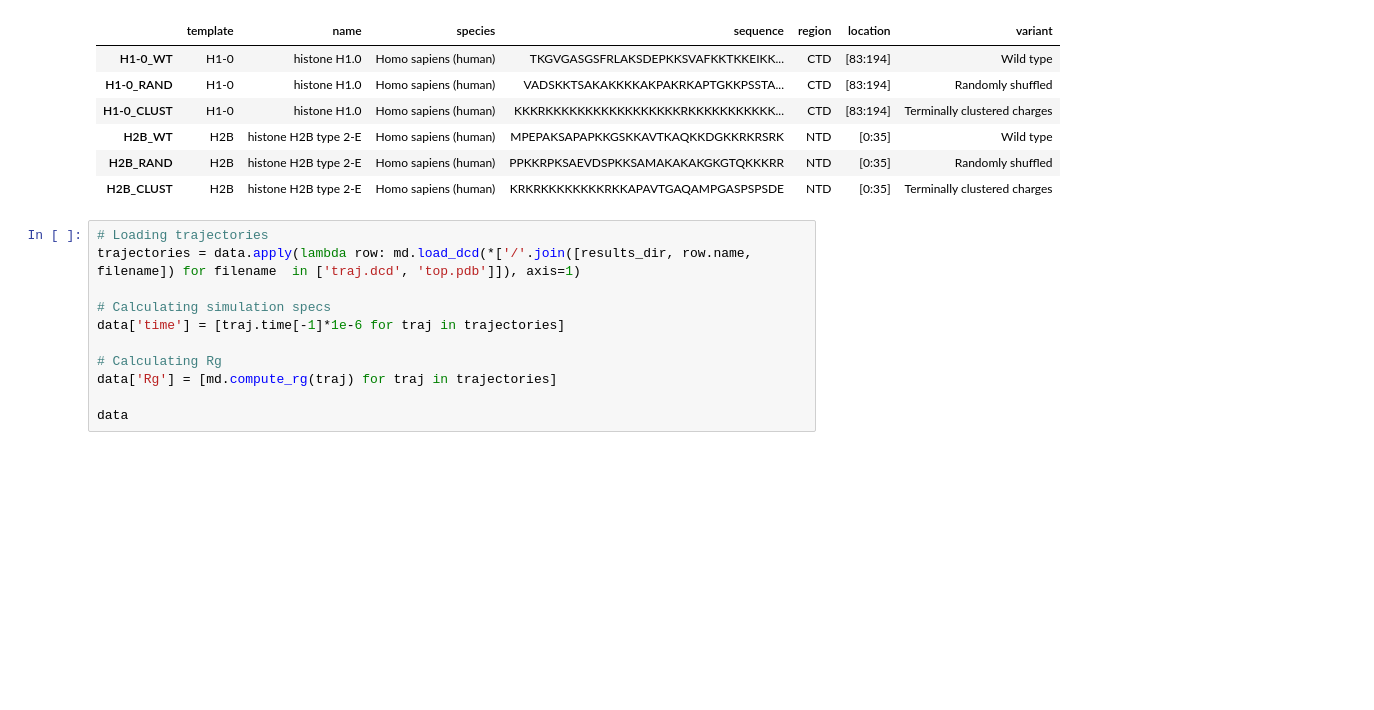
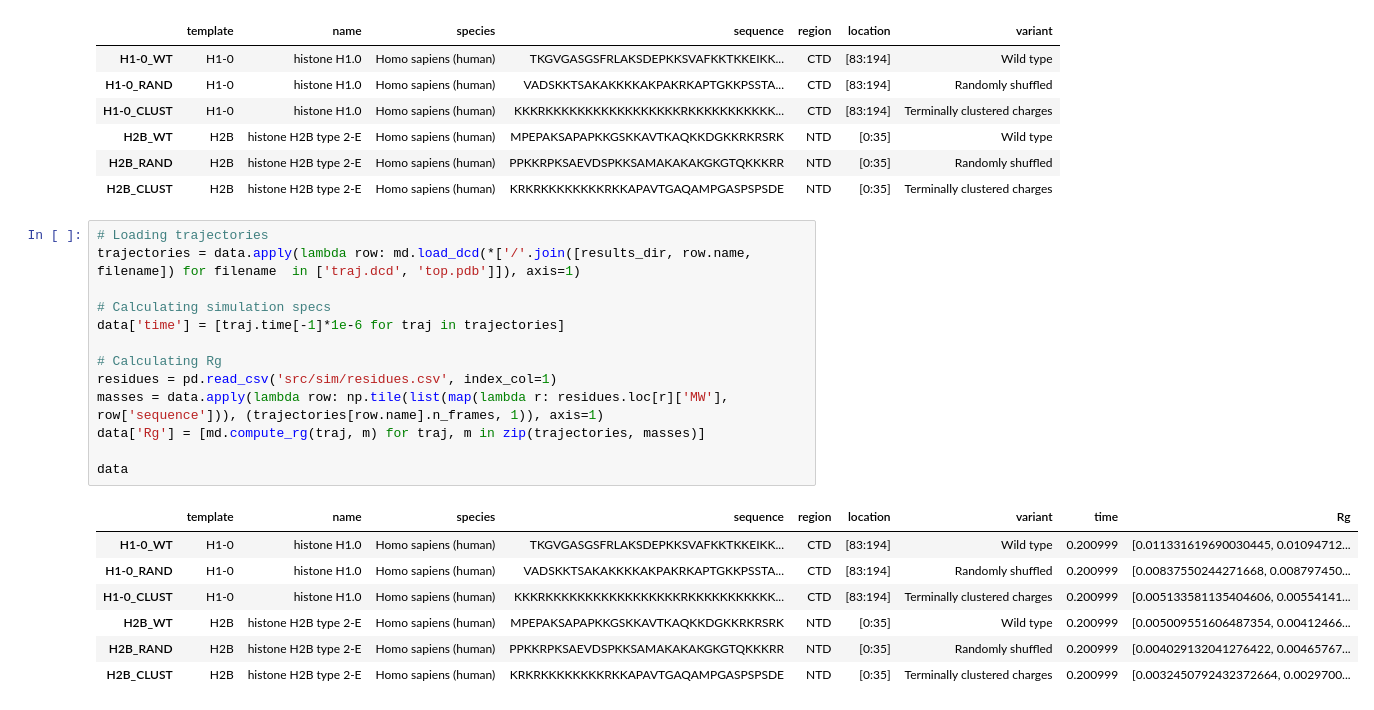
Before and after one commit to frederikespersen/OrthoIDP, a Jupyter notebook: Analysis.ipynb, the cells around one changed output. Cells and saved outputs as stored; diff of their text form; blank space fills up the shorter version.

```diff
--- a/Analysis.ipynb
+++ b/Analysis.ipynb
@@ -59,14 +59,24 @@ data
 # %%
 # Loading trajectories
 trajectories = data.apply(lambda row: md.load_dcd(*['/'.join([results_dir, row.name, filename]) for filename  in ['traj.dcd', 'top.pdb']]), axis=1)
 
 # Calculating simulation specs
 data['time'] = [traj.time[-1]*1e-6 for traj in trajectories]
 
 # Calculating Rg
-data['Rg'] = [md.compute_rg(traj) for traj in trajectories]
+residues = pd.read_csv('src/sim/residues.csv', index_col=1)
+masses = data.apply(lambda row: np.tile(list(map(lambda r: residues.loc[r]['MW'], row['sequence'])), (trajectories[row.name].n_frames, 1)), axis=1)
+data['Rg'] = [md.compute_rg(traj, m) for traj, m in zip(trajectories, masses)]
 
 data
+# %% [output]
+|  | template | name | species | sequence | region | location | variant | time | Rg |
+| H1-0_WT | H1-0 | histone H1.0 | Homo sapiens (human) | TKGVGASGSFRLAKSDEPKKSVAFKKTKKEIKK... | CTD | [83:194] | Wild type | 0.200999 | [0.011331619690030445, 0.01094712... |
+| H1-0_RAND | H1-0 | histone H1.0 | Homo sapiens (human) | VADSKKTSAKAKKKKAKPAKRKAPTGKKPSSTA... | CTD | [83:194] | Randomly shuffled | 0.200999 | [0.00837550244271668, 0.008797450... |
+| H1-0_CLUST | H1-0 | histone H1.0 | Homo sapiens (human) | KKKRKKKKKKKKKKKKKKKKKRKKKKKKKKKKK... | CTD | [83:194] | Terminally clustered charges | 0.200999 | [0.005133581135404606, 0.00554141... |
+| H2B_WT | H2B | histone H2B type 2-E | Homo sapiens (human) | MPEPAKSAPAPKKGSKKAVTKAQKKDGKKRKRSRK | NTD | [0:35] | Wild type | 0.200999 | [0.005009551606487354, 0.00412466... |
+| H2B_RAND | H2B | histone H2B type 2-E | Homo sapiens (human) | PPKKRPKSAEVDSPKKSAMAKAKAKGKGTQKKKRR | NTD | [0:35] | Randomly shuffled | 0.200999 | [0.004029132041276422, 0.00465767... |
+| H2B_CLUST | H2B | histone H2B type 2-E | Homo sapiens (human) | KRKRKKKKKKKKRKKAPAVTGAQAMPGASPSPSDE | NTD | [0:35] | Terminally clustered charges | 0.200999 | [0.0032450792432372664, 0.0029700... |
 # %%
 # Plotting Rg distributions
 data = data.explode('Rg')
```
Also changed, not shown: parts of 1 cell of this notebook.
